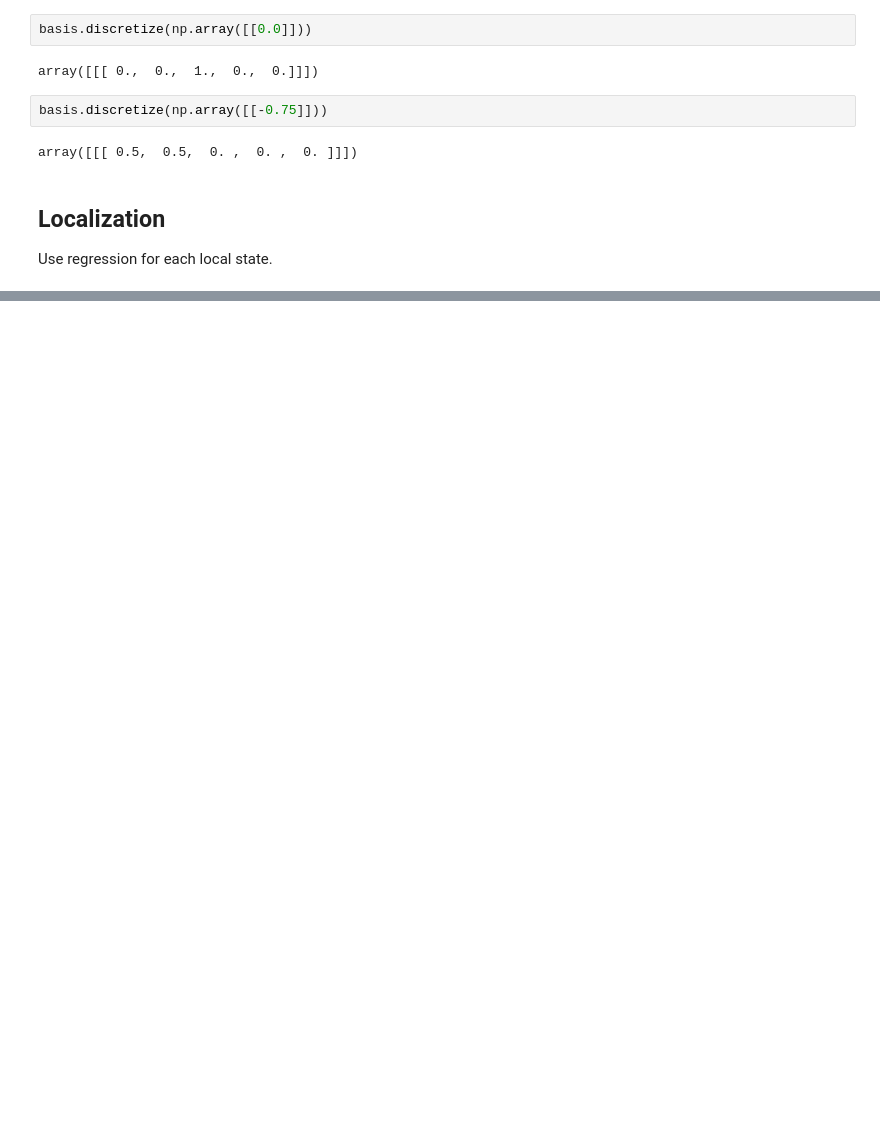
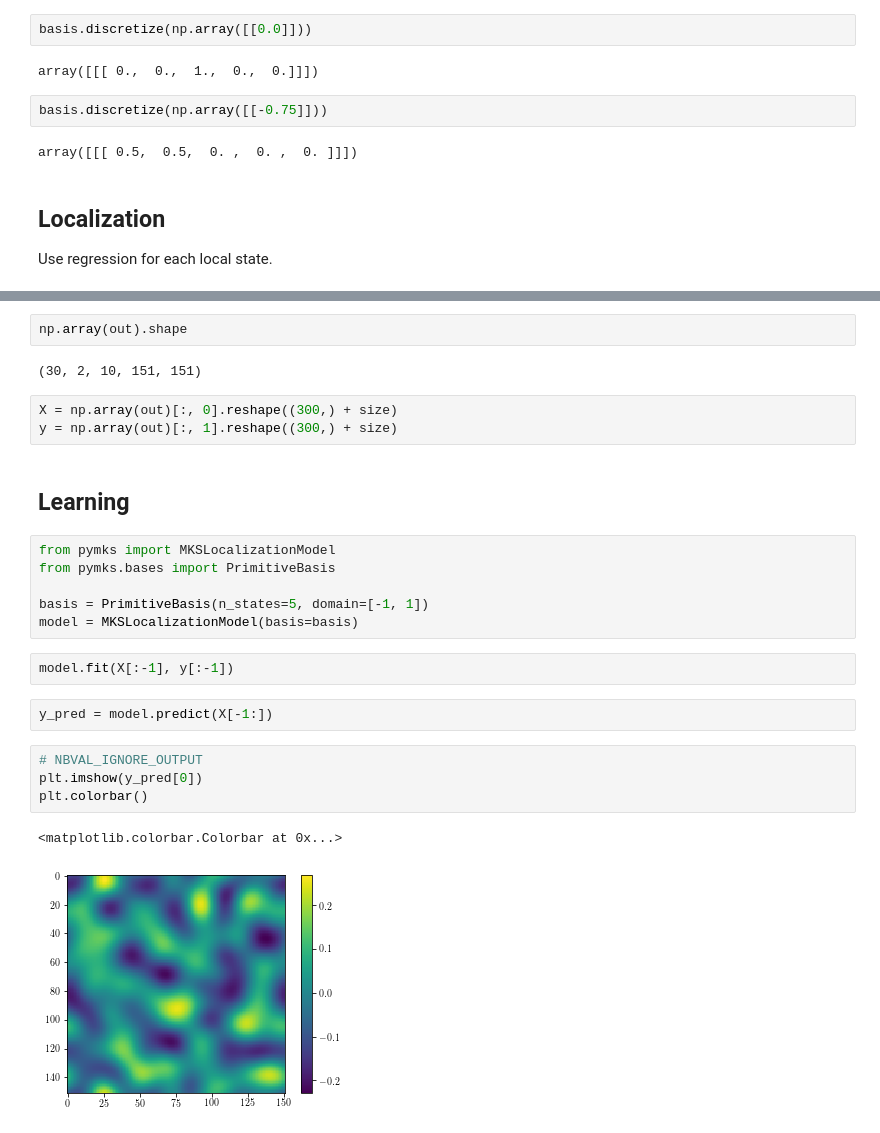
Before and after one commit to materialsinnovation/mks-tutorial, a Jupyter notebook: notebooks/part3-localization.ipynb, the cells around one changed output, grey strips where cells are left out. Saved outputs shown, nothing was run; the diff lists cells and outputs as text; blank space fills up the shorter version.

```diff
--- a/notebooks/part3-localization.ipynb
+++ b/notebooks/part3-localization.ipynb
@@ -83,0 +149,26 @@ Use regression for each local state.
+# %%
+np.array(out).shape
+# %% [output]
+(30, 2, 10, 151, 151)
+# %%
+X = np.array(out)[:, 0].reshape((300,) + size)
+y = np.array(out)[:, 1].reshape((300,) + size)
+# %% [markdown]
+## Learning
+# %%
+from pymks import MKSLocalizationModel
+from pymks.bases import PrimitiveBasis
+
+basis = PrimitiveBasis(n_states=5, domain=[-1, 1])
+model = MKSLocalizationModel(basis=basis)
+# %%
+model.fit(X[:-1], y[:-1])
+# %%
+y_pred = model.predict(X[-1:])
+# %%
+# NBVAL_IGNORE_OUTPUT
+plt.imshow(y_pred[0])
+plt.colorbar()
+# %% [output]
+<matplotlib.colorbar.Colorbar at 0x...>
+[figure, added]
```
Also changed, not shown: parts of 46 cells of this notebook, 3 other files.
